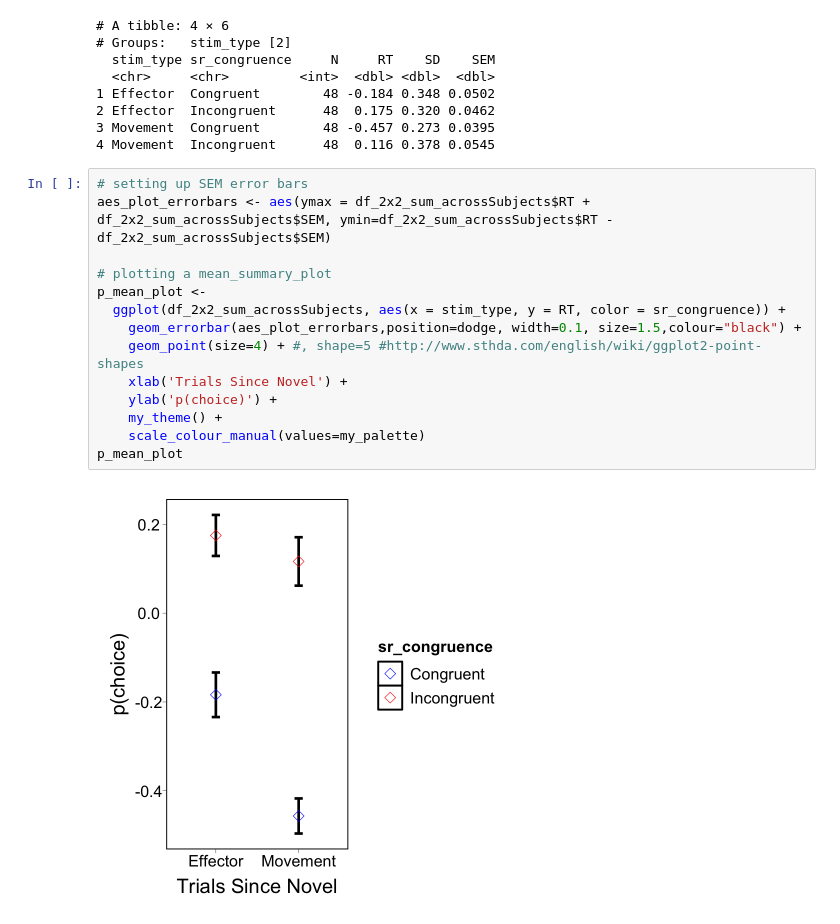
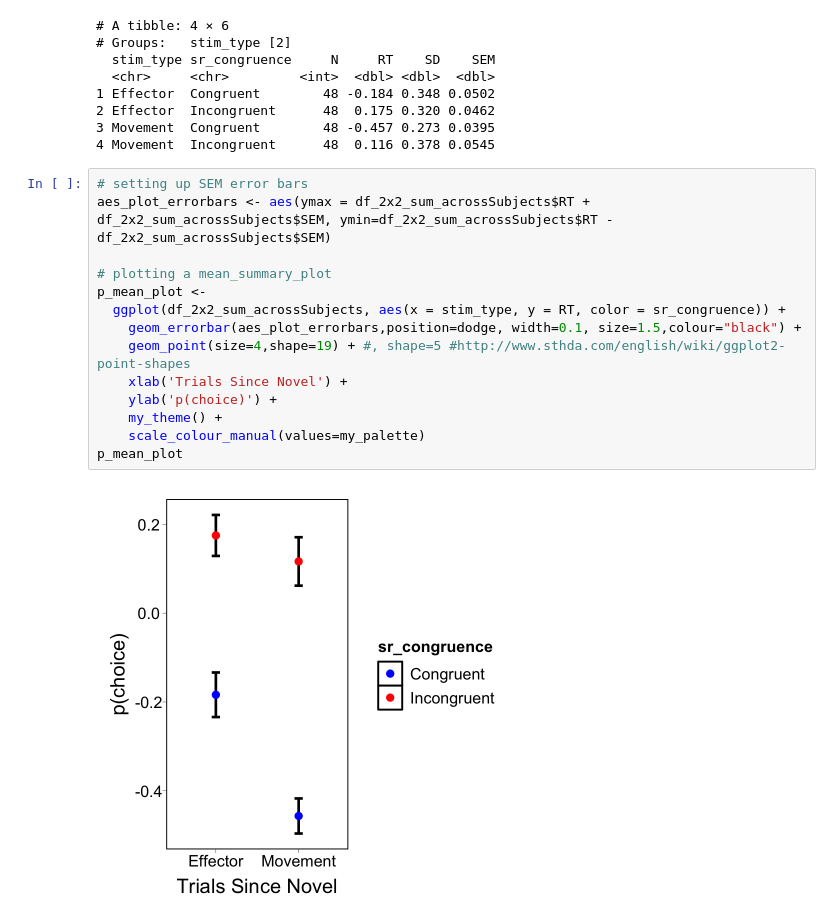
Before and after one commit to hogeveen-lab/DSPN_Fall2023_Git, a Jupyter notebook: dspn_fall2023_lecture15_visualization3.ipynb, the cells around one changed output. Drawn from its saved outputs; the diff is of its cells as text.

```diff
--- a/dspn_fall2023_lecture15_visualization3.ipynb
+++ b/dspn_fall2023_lecture15_visualization3.ipynb
@@ -368,16 +380,16 @@ print(df_2x2_sum_acrossSubjects)
 # %%
 # setting up SEM error bars
 aes_plot_errorbars <- aes(ymax = df_2x2_sum_acrossSubjects$RT + df_2x2_sum_acrossSubjects$SEM, ymin=df_2x2_sum_acrossSubjects$RT - df_2x2_sum_acrossSubjects$SEM)
 
 # plotting a mean_summary_plot
 p_mean_plot <-
   ggplot(df_2x2_sum_acrossSubjects, aes(x = stim_type, y = RT, color = sr_congruence)) +
     geom_errorbar(aes_plot_errorbars,position=dodge, width=0.1, size=1.5,colour="black") +
-    geom_point(size=4) + #, shape=5 #http://www.sthda.com/english/wiki/ggplot2-point-shapes
+    geom_point(size=4,shape=19) + #, shape=5 #http://www.sthda.com/english/wiki/ggplot2-point-shapes
     xlab('Trials Since Novel') +
     ylab('p(choice)') +
     my_theme() +
     scale_colour_manual(values=my_palette)
 p_mean_plot
 # %% [output]
-[figure, old version]
+[figure, new version]
```
Also changed, not shown: parts of 2 cells of this notebook, 6 other files.
